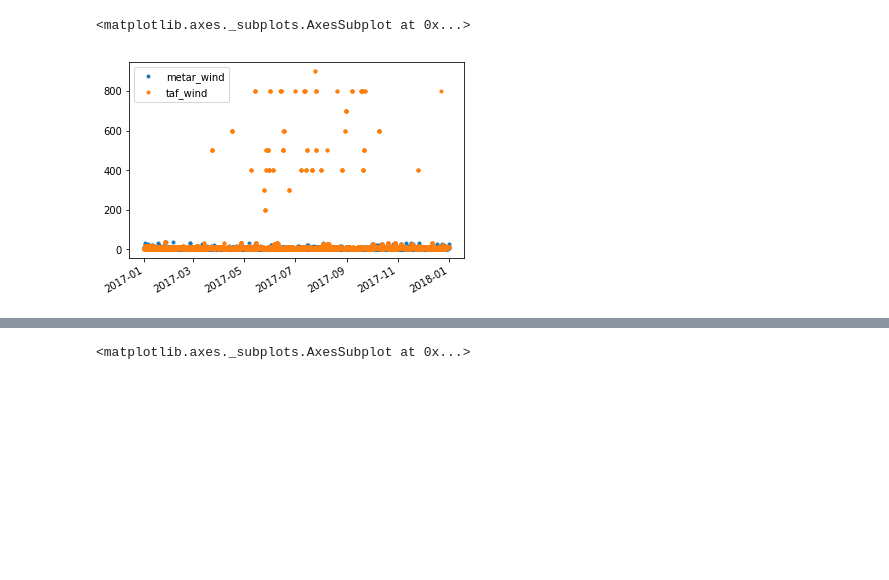
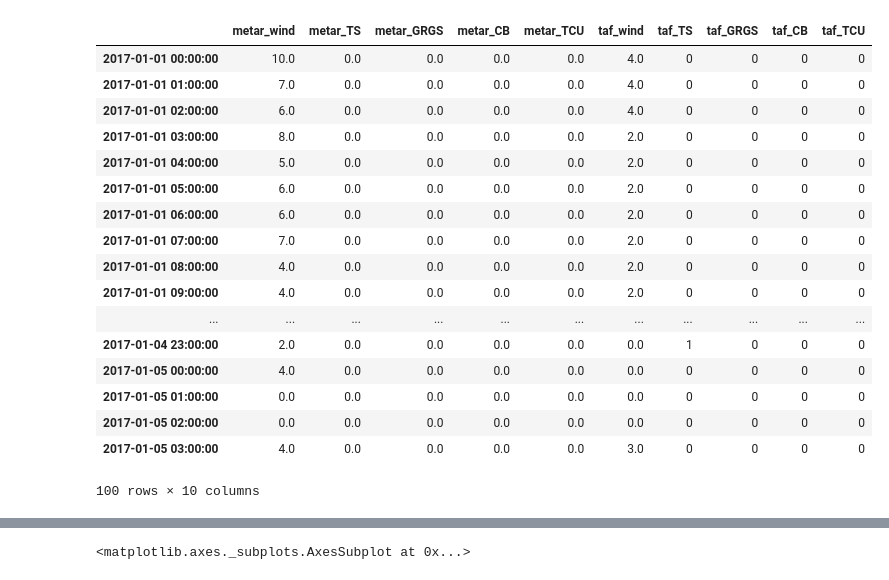
Before and after one commit to velame/Curso_DataScience, a Jupyter notebook: 4.DataAnalysis/eda_metartaf_notebook.ipynb, the cells around one changed output, grey strips where cells are left out. Cells and saved outputs as stored; diff of their text form; code cells hidden in the pictures; blank space fills up the shorter version.

```diff
--- a/4.DataAnalysis/eda_metartaf_notebook.ipynb
+++ b/4.DataAnalysis/eda_metartaf_notebook.ipynb
@@ -3,15 +19,30 @@
 # %%
 import os
 import pandas as pd
-import io
+import numpy as np
 
 db_dir ='../3.DBGenerator/output'
 df = pd.read_csv('../3.DBGenerator/output/2017/SBGR_2017.csv',index_col=0,parse_dates=[0])
 #df = pd.read_csv('../3.DBGenerator/output/2016/SBGR_2016.csv',index_col=0,parse_dates=[0])
 #df = pd.read_csv('../3.DBGenerator/output/2015/SBGR_2015.csv',index_col=0,parse_dates=[0])
-df = df.dropna(axis=0, how='any')
-
-df.plot(y=["metar_wind","taf_wind"],style='.')
+df = df.dropna(axis=0, how='any') # remove empty values
+df.head(n=100)
 # %% [output]
+|  | metar_wind | metar_TS | metar_GRGS | metar_CB | metar_TCU | taf_wind | taf_TS | taf_GRGS | taf_CB | taf_TCU |
+| 2017-01-01 00:00:00 | 10.0 | 0.0 | 0.0 | 0.0 | 0.0 | 4.0 | 0 | 0 | 0 | 0 |
+| 2017-01-01 01:00:00 | 7.0 | 0.0 | 0.0 | 0.0 | 0.0 | 4.0 | 0 | 0 | 0 | 0 |
+| 2017-01-01 02:00:00 | 6.0 | 0.0 | 0.0 | 0.0 | 0.0 | 4.0 | 0 | 0 | 0 | 0 |
+| 2017-01-01 03:00:00 | 8.0 | 0.0 | 0.0 | 0.0 | 0.0 | 2.0 | 0 | 0 | 0 | 0 |
+| 2017-01-01 04:00:00 | 5.0 | 0.0 | 0.0 | 0.0 | 0.0 | 2.0 | 0 | 0 | 0 | 0 |
+| 2017-01-01 05:00:00 | 6.0 | 0.0 | 0.0 | 0.0 | 0.0 | 2.0 | 0 | 0 | 0 | 0 |
+| 2017-01-01 06:00:00 | 6.0 | 0.0 | 0.0 | 0.0 | 0.0 | 2.0 | 0 | 0 | 0 | 0 |
+| 2017-01-01 07:00:00 | 7.0 | 0.0 | 0.0 | 0.0 | 0.0 | 2.0 | 0 | 0 | 0 | 0 |
+| 2017-01-01 08:00:00 | 4.0 | 0.0 | 0.0 | 0.0 | 0.0 | 2.0 | 0 | 0 | 0 | 0 |
+| 2017-01-01 09:00:00 | 4.0 | 0.0 | 0.0 | 0.0 | 0.0 | 2.0 | 0 | 0 | 0 | 0 |
+| ... | ... | ... | ... | ... | ... | ... | ... | ... | ... | ... |
+| 2017-01-04 23:00:00 | 2.0 | 0.0 | 0.0 | 0.0 | 0.0 | 0.0 | 1 | 0 | 0 | 0 |
+| 2017-01-05 00:00:00 | 4.0 | 0.0 | 0.0 | 0.0 | 0.0 | 0.0 | 0 | 0 | 0 | 0 |
+| 2017-01-05 01:00:00 | 0.0 | 0.0 | 0.0 | 0.0 | 0.0 | 0.0 | 0 | 0 | 0 | 0 |
+| 2017-01-05 02:00:00 | 0.0 | 0.0 | 0.0 | 0.0 | 0.0 | 0.0 | 0 | 0 | 0 | 0 |
+| 2017-01-05 03:00:00 | 4.0 | 0.0 | 0.0 | 0.0 | 0.0 | 3.0 | 0 | 0 | 0 | 0 |
-<matplotlib.axes._subplots.AxesSubplot at 0x...>
+100 rows × 10 columns
-[figure, removed]
```
Also changed, not shown: parts of 13 cells of this notebook.
